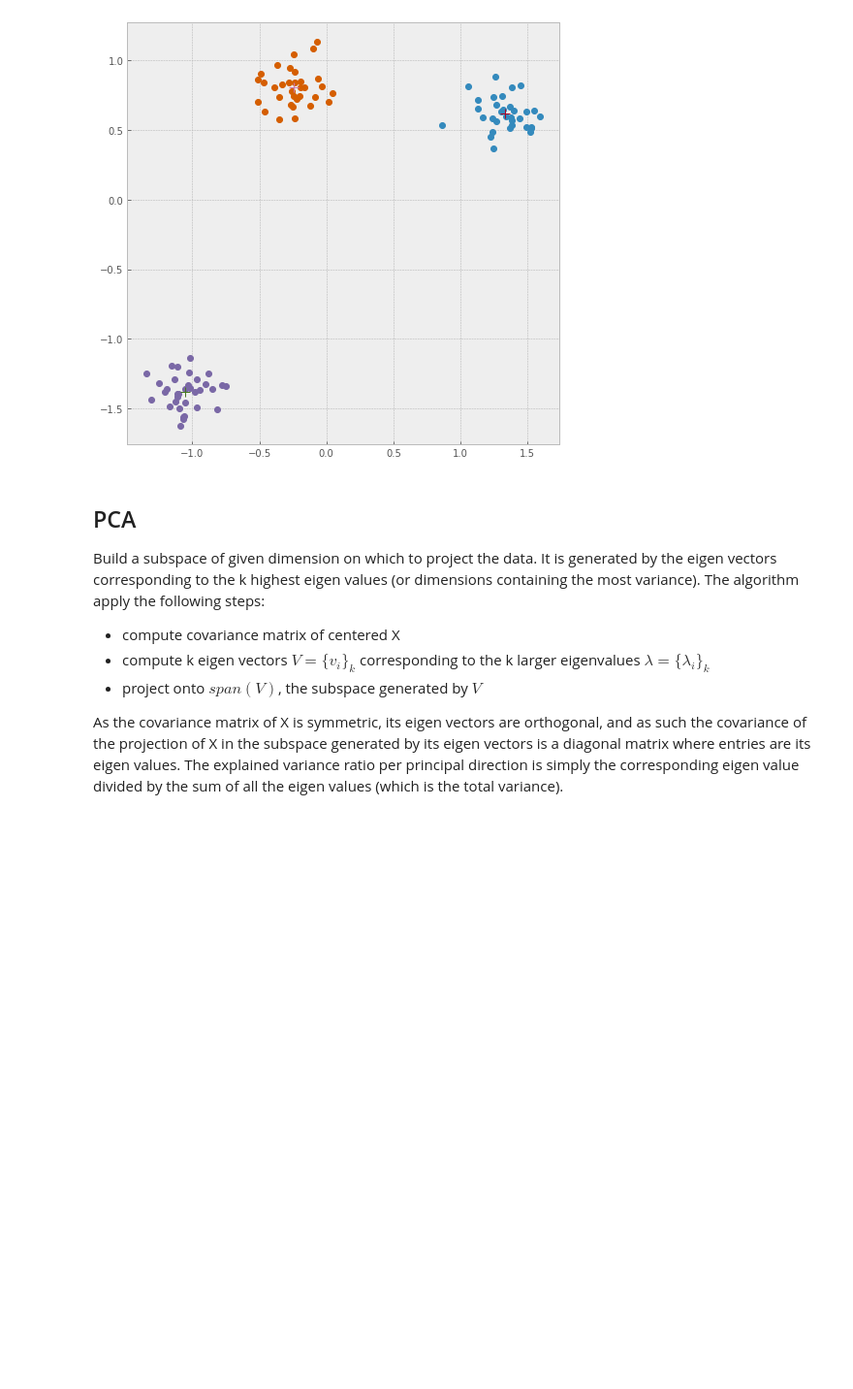
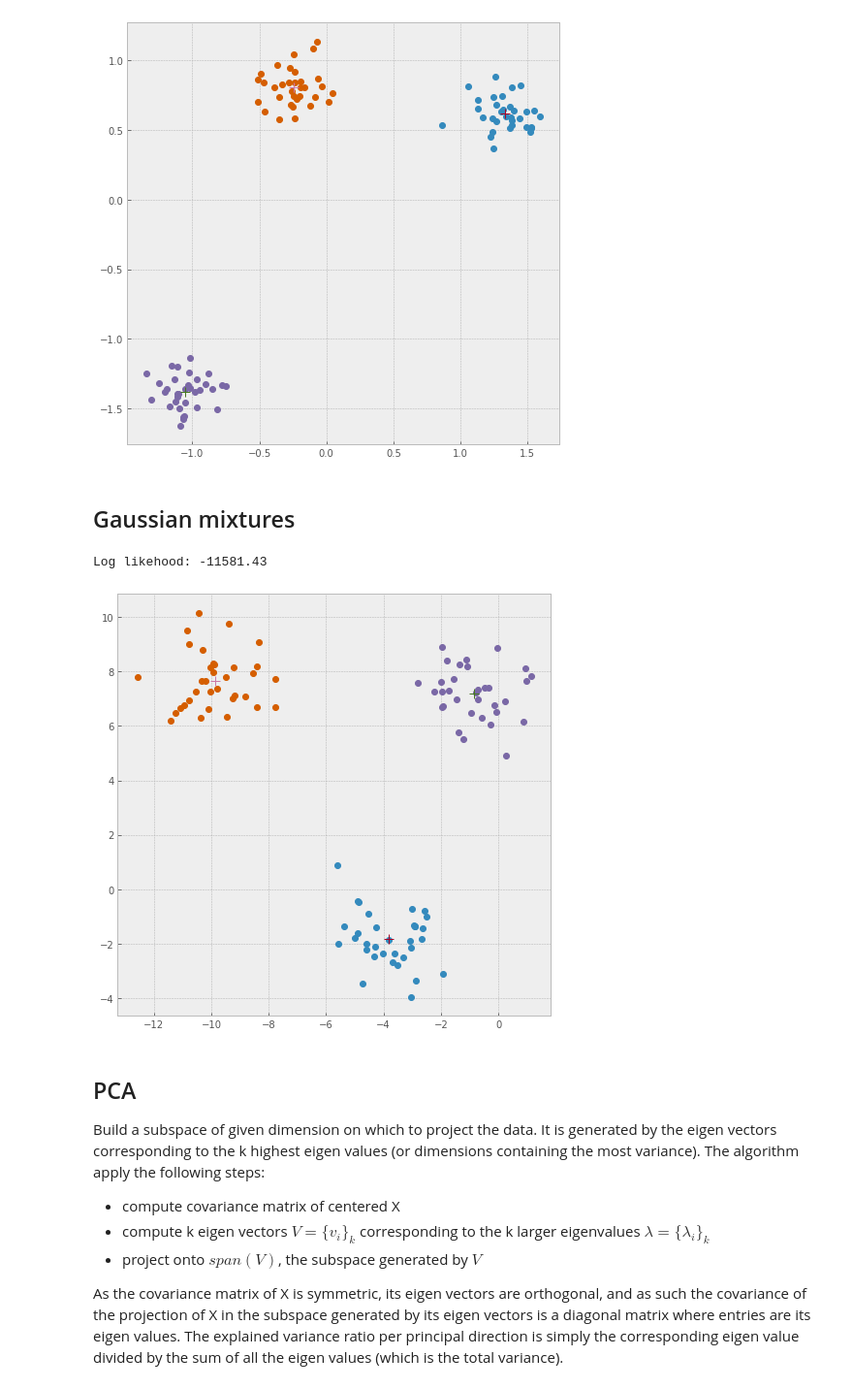
Before and after one commit to clabrugere/numpy-basics, a Jupyter notebook: notebooks/notebook.ipynb, the cells around one changed output. Shown at 97% size. Saved outputs shown, nothing was run; the diff lists cells and outputs as text; code cells hidden in the pictures; blank space fills up the shorter version.

Commit message:
added gaussian mixture model

```diff
--- a/notebooks/notebook.ipynb
+++ b/notebooks/notebook.ipynb
@@ -283,6 +283,30 @@ for i in range(n_clusters):
 # %% [output]
 Score: 3.53
 [figure]
+# %% [markdown]
+## Gaussian mixtures
+# %%
+from sklearn.datasets import make_blobs
+from models.mixture_models import GaussianMixture
+
+n_clusters = 3
+X, y = make_blobs(n_samples=100, centers=n_clusters, n_features=2)
+
+gm = GaussianMixture(n_components=3)
+probs = gm.fit_predict(X)
+centroids = gm._mu.T
+labels = probs.argmax(axis=1)
+
+print(f'Log likehood: {gm._loss:.2f}')
+fig, ax = plt.subplots(figsize=(8, 8))
+
+for i in range(n_clusters):
+    label_mask = (labels == i)
+    ax.plot(X[label_mask, 0], X[label_mask, 1], lw=0, marker='o')
+    ax.plot(centroids[i, 0], centroids[i, 1], marker='+', markersize=10)
+# %% [output]
+Log likehood: -11581.43
+[figure, added]
 # %% [markdown]
 ## PCA
 
```
Also changed, not shown: 1 other file.
